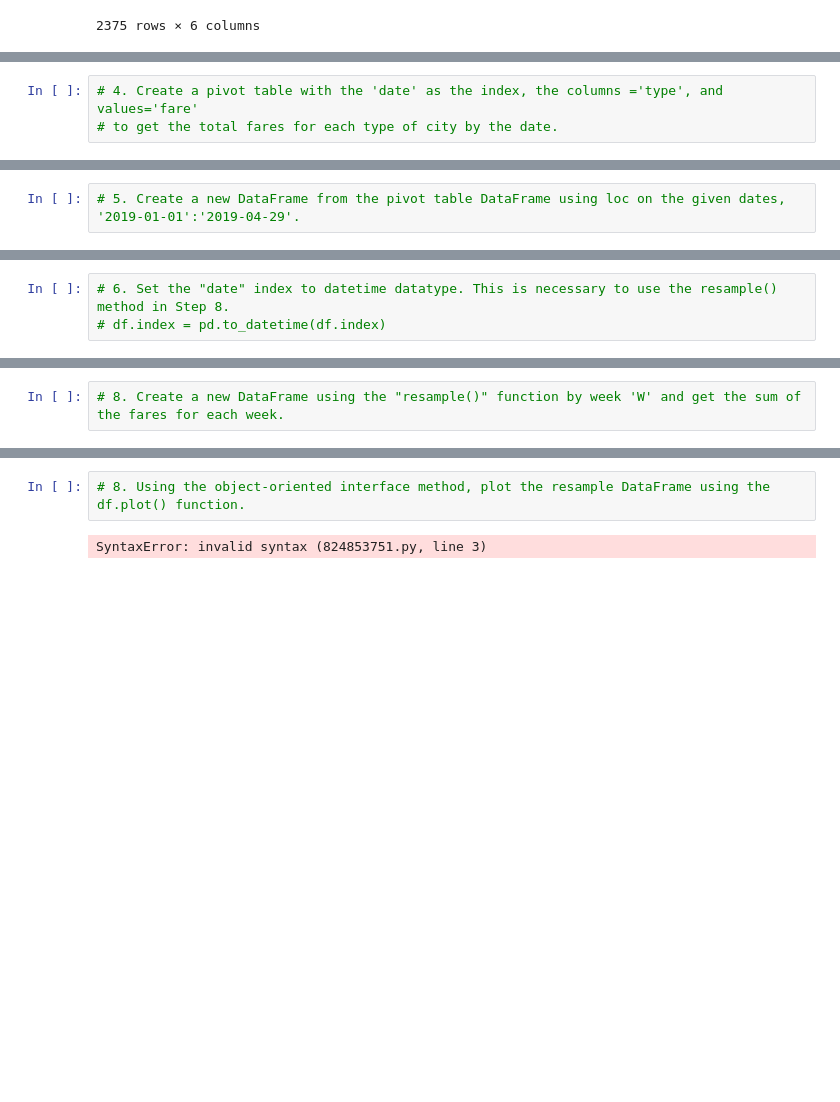
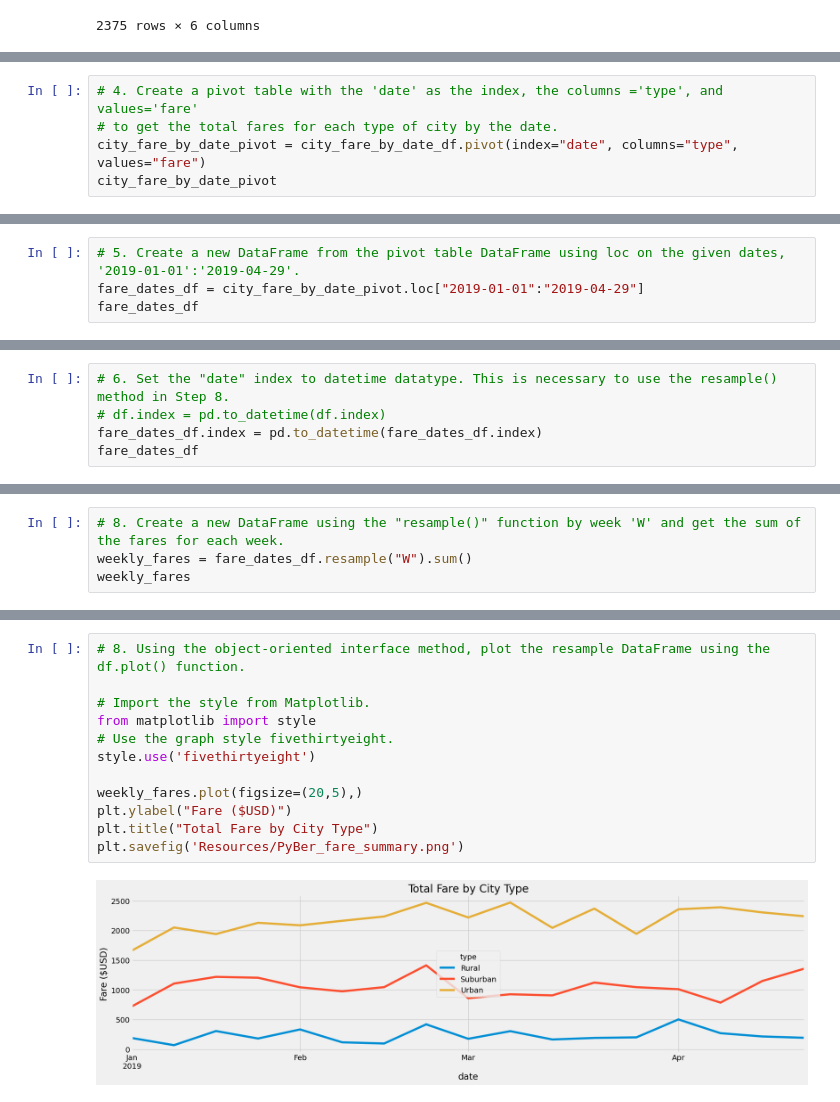
Before and after one commit to nabernal/PyBer-Challenge, a Jupyter notebook: PyBer-Challenge.ipynb, the cells around one changed output, grey strips where cells are left out. Saved outputs shown, nothing was run; the diff lists cells and outputs as text; blank space fills up the shorter version.

```diff
--- a/PyBer-Challenge.ipynb
+++ b/PyBer-Challenge.ipynb
@@ -148,3 +181,5 @@ pyber_data_df
 # %%
 # 4. Create a pivot table with the 'date' as the index, the columns ='type', and values='fare'
 # to get the total fares for each type of city by the date.
+city_fare_by_date_pivot = city_fare_by_date_df.pivot(index="date", columns="type", values="fare")
+city_fare_by_date_pivot
@@ -151,2 +201,4 @@ pyber_data_df
 # %%
 # 5. Create a new DataFrame from the pivot table DataFrame using loc on the given dates, '2019-01-01':'2019-04-29'.
+fare_dates_df = city_fare_by_date_pivot.loc["2019-01-01":"2019-04-29"]
+fare_dates_df
@@ -153,3 +220,5 @@ pyber_data_df
 # %%
 # 6. Set the "date" index to datetime datatype. This is necessary to use the resample() method in Step 8.
 # df.index = pd.to_datetime(df.index)
+fare_dates_df.index = pd.to_datetime(fare_dates_df.index)
+fare_dates_df
@@ -158,2 +254,4 @@ pyber_data_df
 # %%
 # 8. Create a new DataFrame using the "resample()" function by week 'W' and get the sum of the fares for each week.
+weekly_fares = fare_dates_df.resample("W").sum()
+weekly_fares
@@ -160,4 +278,14 @@ pyber_data_df
 # %%
 # 8. Using the object-oriented interface method, plot the resample DataFrame using the df.plot() function.
+
+# Import the style from Matplotlib.
+from matplotlib import style
+# Use the graph style fivethirtyeight.
+style.use('fivethirtyeight')
+
+weekly_fares.plot(figsize=(20,5),)
+plt.ylabel("Fare ($USD)")
+plt.title("Total Fare by City Type")
+plt.savefig('Resources/PyBer_fare_summary.png')
 # %% [output]
-SyntaxError: invalid syntax (824853751.py, line 3)
+[figure, added]
```
Also changed, not shown: parts of 8 cells of this notebook, 2 other files.
